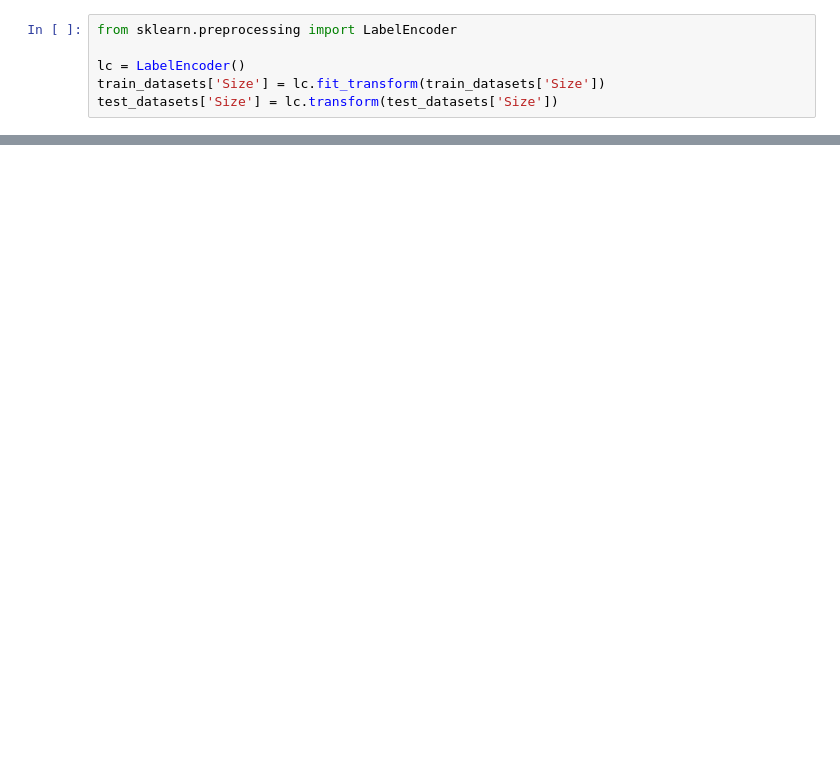
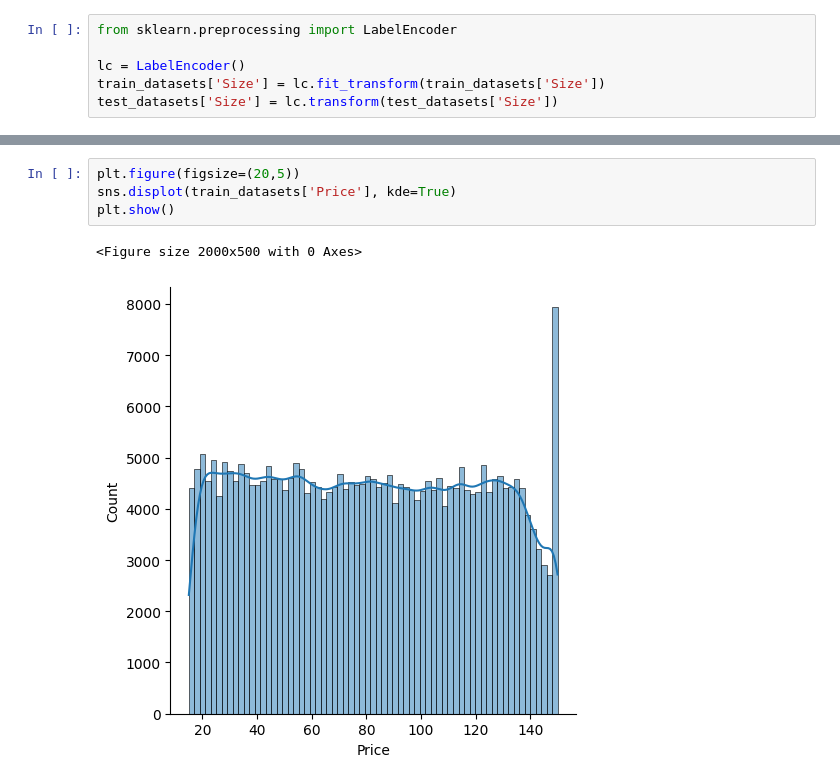
Before and after one commit to Shimul-Zahan/ML-Bootcamp, a Jupyter notebook: Kaggle/Backpack Prediction Challenge/prediction/train.ipynb, the cells around one changed output, grey strips where cells are left out. Saved outputs shown, nothing was run; the diff lists cells and outputs as text; blank space fills up the shorter version.

```diff
--- a/Kaggle/Backpack Prediction Challenge/prediction/train.ipynb
+++ b/Kaggle/Backpack Prediction Challenge/prediction/train.ipynb
@@ -150,0 +187,7 @@ pipeline = Pipeline(
+# %%
+plt.figure(figsize=(20,5))
+sns.displot(train_datasets['Price'], kde=True)
+plt.show()
+# %% [output]
+<Figure size 2000x500 with 0 Axes>
+[figure, added]
```
Also changed, not shown: parts of 28 cells of this notebook.
